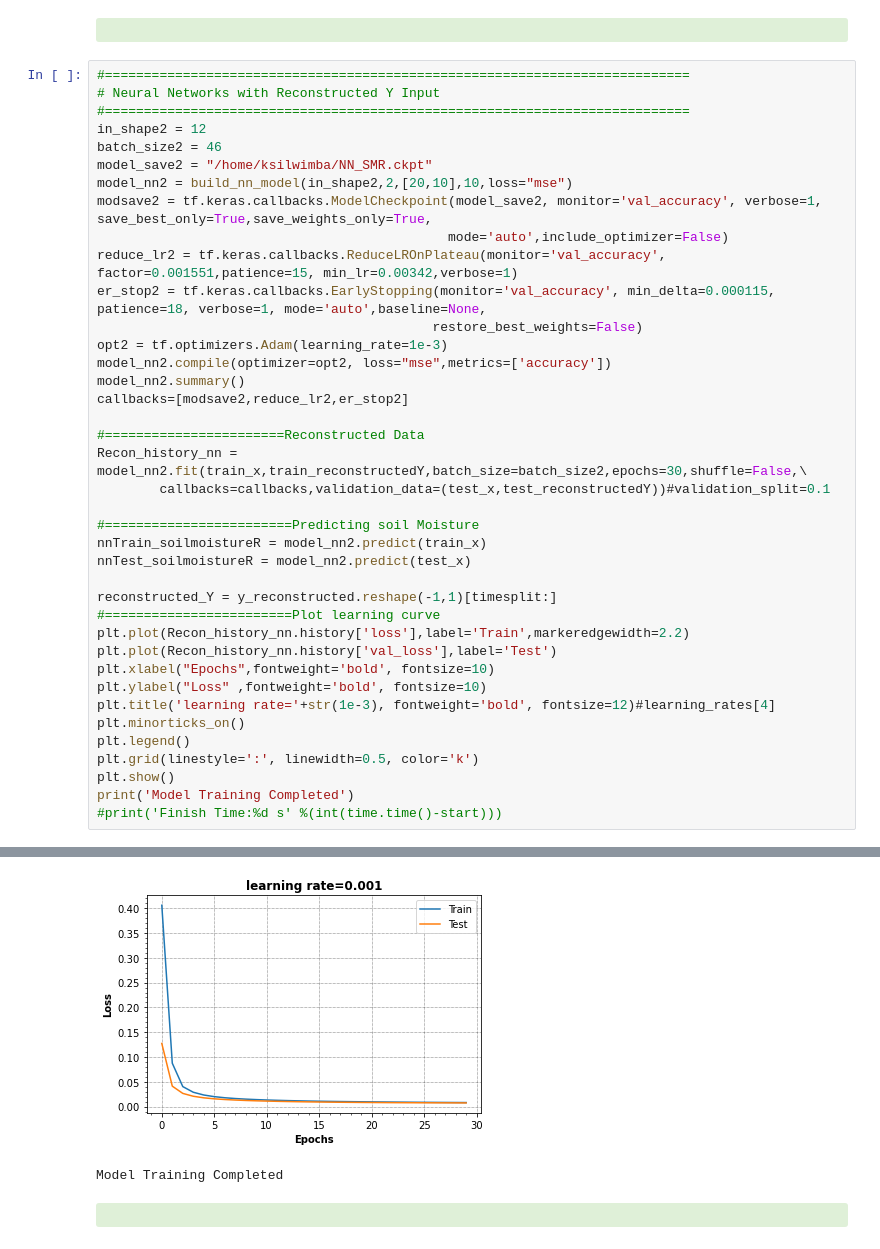
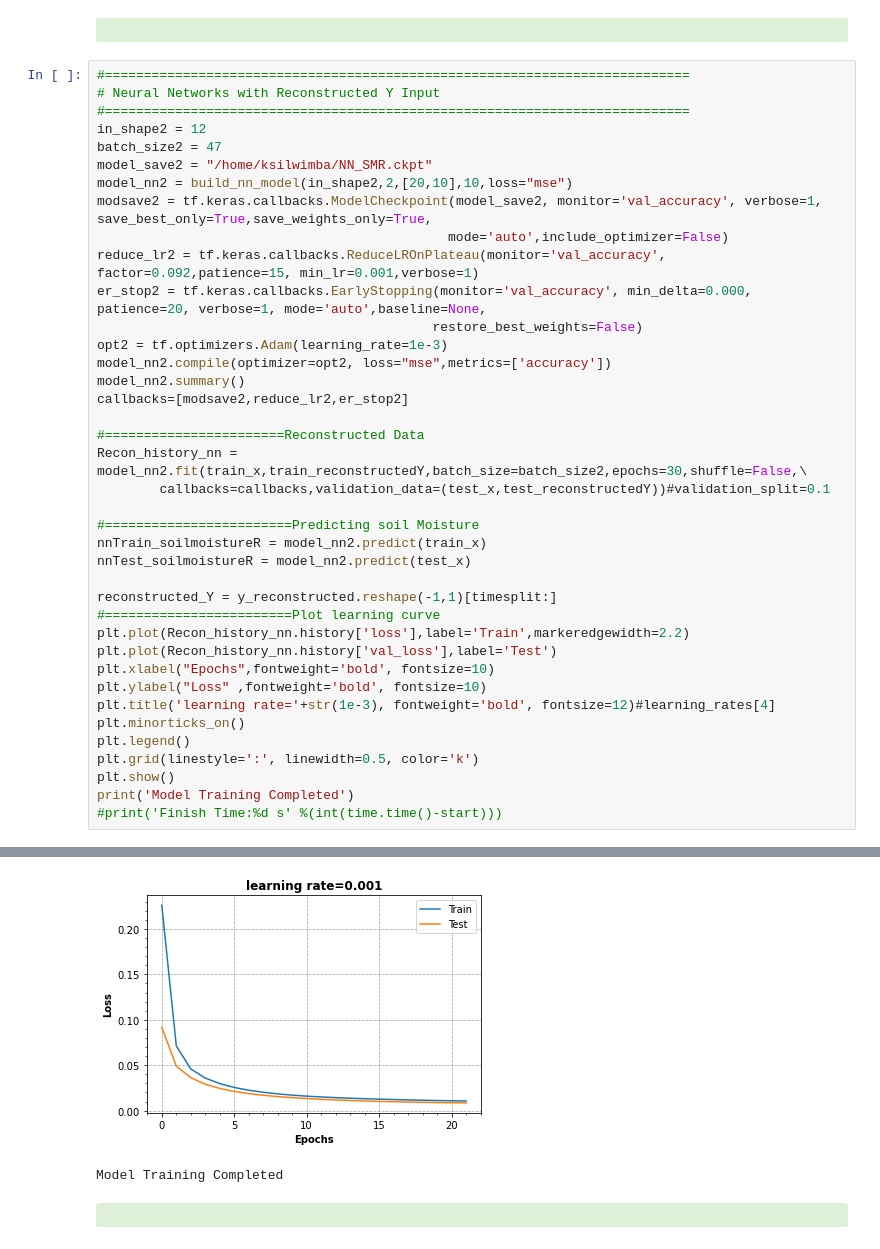
Before and after one commit to kachingasilwimba/Comprehensive-exam, a Jupyter notebook: Computing_Artifact/Machine_learning_models.ipynb, the cells around one changed output, grey strips where cells are left out. Saved outputs shown, nothing was run; the diff lists cells and outputs as text.

```diff
--- a/Computing_Artifact/Machine_learning_models.ipynb
+++ b/Computing_Artifact/Machine_learning_models.ipynb
@@ -619,13 +651,13 @@ Model Training Completed
 # Neural Networks with Reconstructed Y Input
 #===========================================================================
 in_shape2 = 12
-batch_size2 = 46
+batch_size2 = 47
 model_save2 = "/home/ksilwimba/NN_SMR.ckpt"
 model_nn2 = build_nn_model(in_shape2,2,[20,10],10,loss="mse")
 modsave2 = tf.keras.callbacks.ModelCheckpoint(model_save2, monitor='val_accuracy', verbose=1, save_best_only=True,save_weights_only=True,
                                              mode='auto',include_optimizer=False)
-reduce_lr2 = tf.keras.callbacks.ReduceLROnPlateau(monitor='val_accuracy', factor=0.001551,patience=15, min_lr=0.00342,verbose=1)
-er_stop2 = tf.keras.callbacks.EarlyStopping(monitor='val_accuracy', min_delta=0.000115, patience=18, verbose=1, mode='auto',baseline=None,
+reduce_lr2 = tf.keras.callbacks.ReduceLROnPlateau(monitor='val_accuracy', factor=0.092,patience=15, min_lr=0.001,verbose=1)
+er_stop2 = tf.keras.callbacks.EarlyStopping(monitor='val_accuracy', min_delta=0.000, patience=20, verbose=1, mode='auto',baseline=None,
                                            restore_best_weights=False)
 opt2 = tf.optimizers.Adam(learning_rate=1e-3)
 model_nn2.compile(optimizer=opt2, loss="mse",metrics=['accuracy'])
@@ -674,4 +706,4 @@ Epoch 30: val_accuracy did not improve from 0.00029
-[figure, old version]
+[figure, new version]
 Model Training Completed
 # %% [markdown]
 
```
Also changed, not shown: parts of 8 cells of this notebook, 1 other file.
